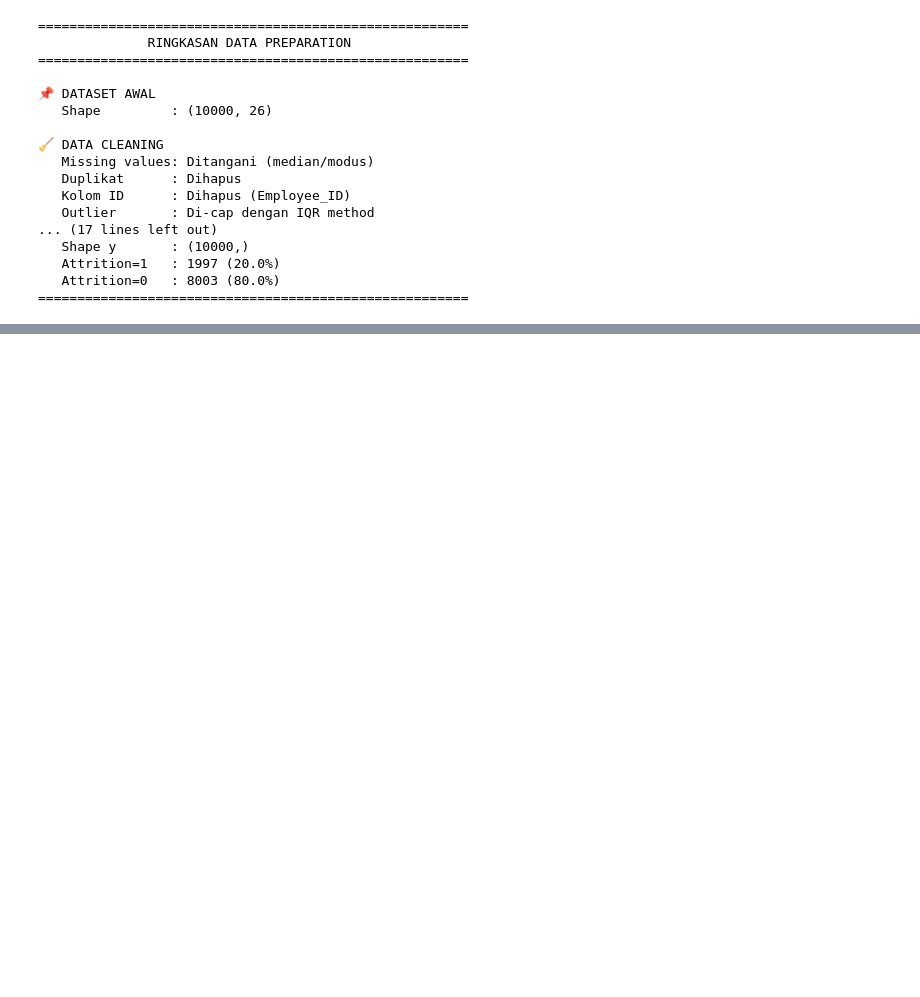
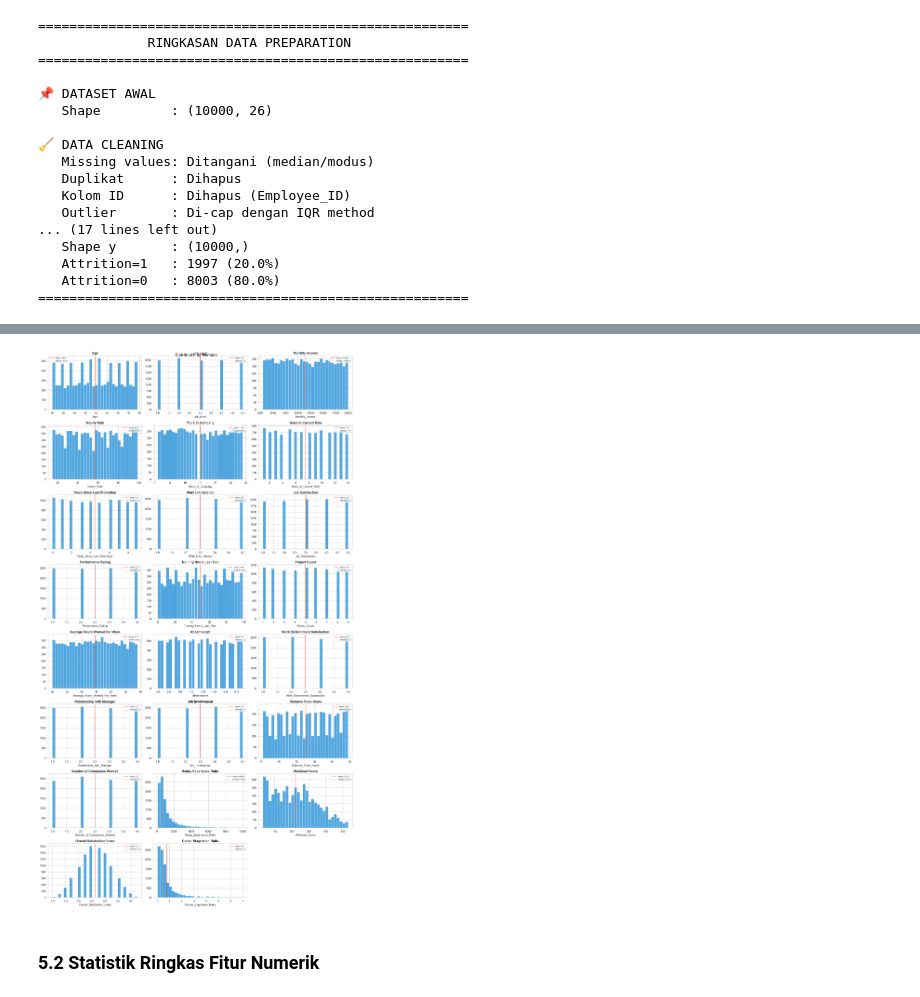
Before and after one commit to hafizatulkhairani/attritionguard, a Jupyter notebook: notebooks/analysis.ipynb, the cells around one changed output, grey strips where cells are left out. Cells and saved outputs as stored; diff of their text form; code cells hidden in the pictures; blank space fills up the shorter version.

```diff
--- a/notebooks/analysis.ipynb
+++ b/notebooks/analysis.ipynb
@@ -663,0 +766,11 @@ print('=' * 55)
+# %%
+num_cols = df.select_dtypes(include=['int64', 'float64']).columns.tolist()
+cat_cols = df.select_dtypes(include=['object', 'category', 'bool']).columns.tolist()
+
+# Pisahkan kolom boolean (hasil encoding) dari numerik murni
+bool_like = [c for c in num_cols if df[c].nunique() <= 2]
+num_pure  = [c for c in num_cols if c not in bool_like and c != 'Attrition']
+
+print(f'Kolom numerik murni  ({len(num_pure)}): {num_pure}')
+print(f'\nKolom biner/flag     ({len(bool_like)}): {bool_like}')
+print(f'\nKolom kategorikal    ({len(cat_cols)}): {cat_cols}')
@@ -663,0 +843,25 @@ print('=' * 55)
+# %%
+n_cols_plot = 3
+n_rows_plot = (len(num_pure) + n_cols_plot - 1) // n_cols_plot
+
+fig, axes = plt.subplots(n_rows_plot, n_cols_plot, figsize=(18, n_rows_plot * 4))
+axes = axes.flatten()
+
+for i, col in enumerate(num_pure):
+    axes[i].hist(df[col], bins=30, color=COLOR_NEU, edgecolor='white', alpha=0.85)
+    axes[i].axvline(df[col].mean(), color='red', linestyle='--', linewidth=1.2, label=f'Mean: {df[col].mean():.1f}')
+    axes[i].axvline(df[col].median(), color='orange', linestyle=':', linewidth=1.2, label=f'Median: {df[col].median():.1f}')
+    axes[i].set_title(col.replace('_', ' '))
+    axes[i].set_xlabel(col)
+    axes[i].legend(fontsize=8)
+
+for j in range(i+1, len(axes)):
+    axes[j].set_visible(False)
+
+plt.suptitle('Distribusi Fitur Numerik', fontsize=15, fontweight='bold')
+plt.tight_layout()
+plt.show()
+# %% [output]
+[figure, added]
+# %% [markdown]
+### 5.2 Statistik Ringkas Fitur Numerik
```
Also changed, not shown: parts of 47 cells of this notebook.
